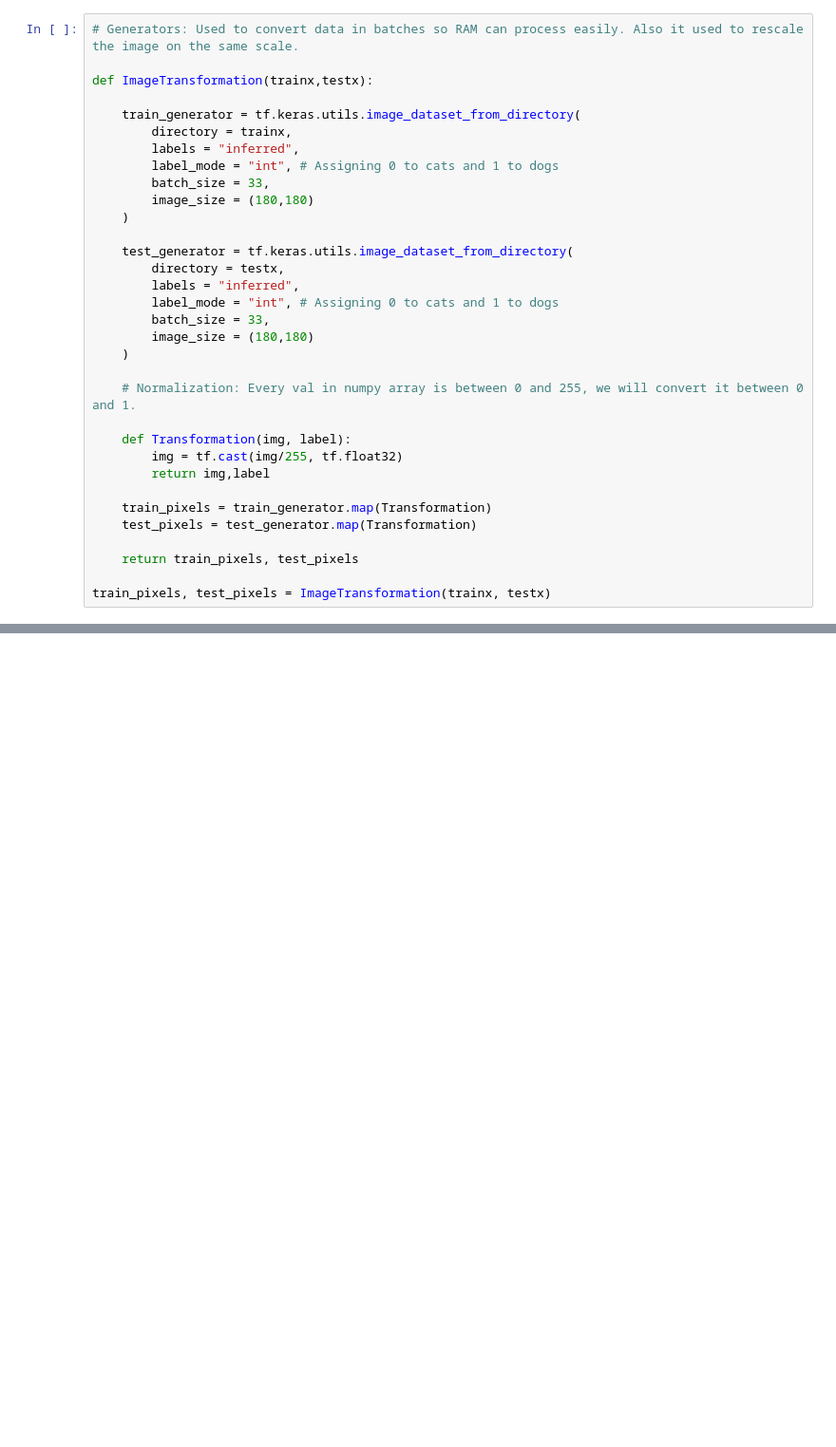
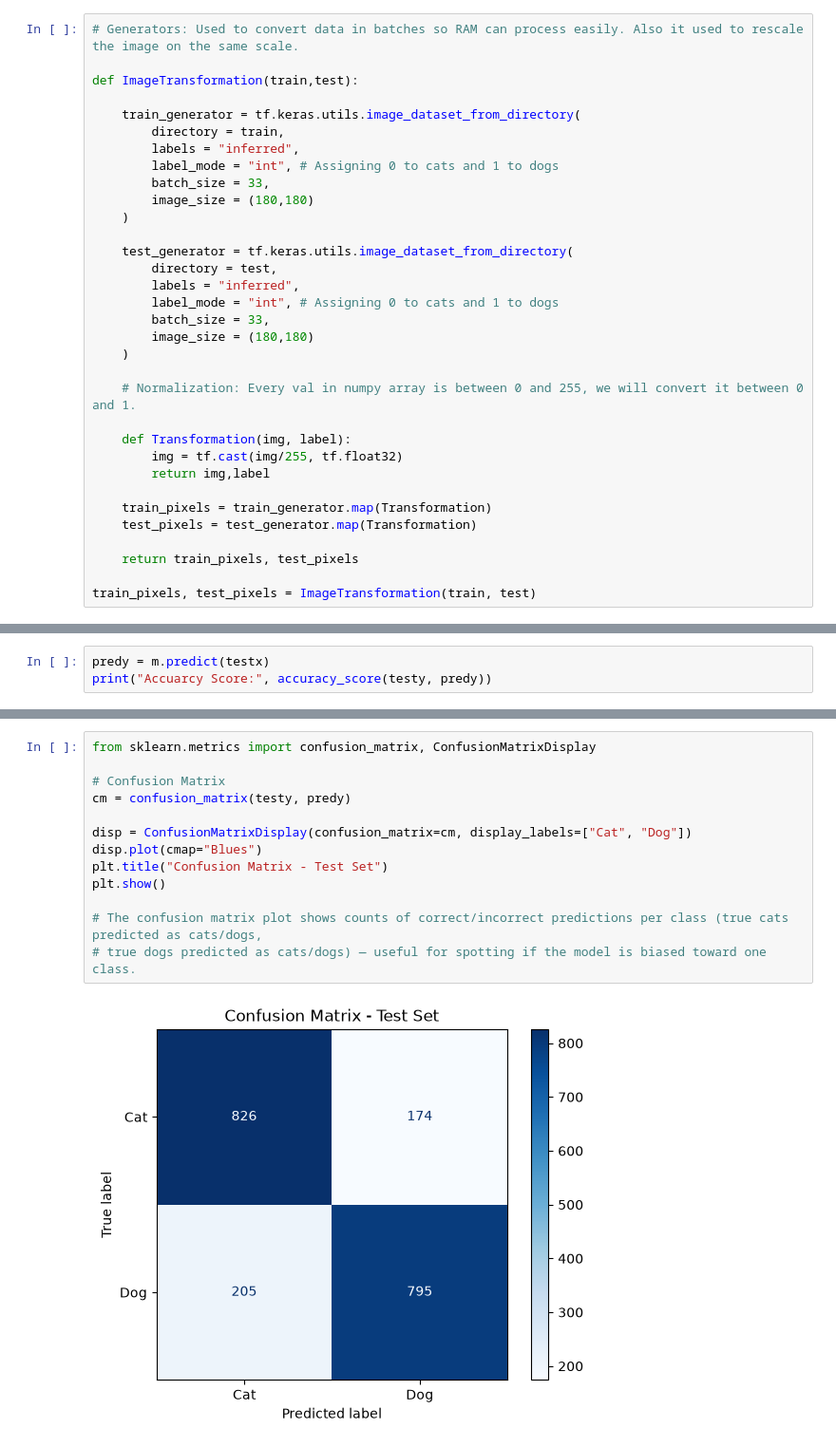
Before and after one commit to SULEMAN-FAROOQI/ML, a Jupyter notebook: Projects/Cats vs Dogs Image Classification.ipynb, the cells around one changed output, grey strips where cells are left out. Shown at 95% size. Cells and saved outputs as stored; diff of their text form; blank space fills up the shorter version.

```diff
--- a/Projects/Cats vs Dogs Image Classification.ipynb
+++ b/Projects/Cats vs Dogs Image Classification.ipynb
@@ -17,10 +14,10 @@ testx = "/content/drive/MyDrive/Datasets/Cats vs Dogs/test"
 # %%
 # Generators: Used to convert data in batches so RAM can process easily. Also it used to rescale the image on the same scale.
 
-def ImageTransformation(trainx,testx):
+def ImageTransformation(train,test):
 
     train_generator = tf.keras.utils.image_dataset_from_directory(
-        directory = trainx,
+        directory = train,
         labels = "inferred",
         label_mode = "int", # Assigning 0 to cats and 1 to dogs
         batch_size = 33,
@@ -28,7 +25,7 @@ def ImageTransformation(trainx,testx):
     )
 
     test_generator = tf.keras.utils.image_dataset_from_directory(
-        directory = testx,
+        directory = test,
         labels = "inferred",
         label_mode = "int", # Assigning 0 to cats and 1 to dogs
         batch_size = 33,
@@ -46,4 +43,4 @@ def ImageTransformation(trainx,testx):
 
     return train_pixels, test_pixels
 
-train_pixels, test_pixels = ImageTransformation(trainx, testx)
+train_pixels, test_pixels = ImageTransformation(train, test)
@@ -79,0 +157,3 @@ m.fit(train_pixels, validation_data=test_pixels, epochs=20)
+# %%
+predy = m.predict(testx)
+print("Accuarcy Score:", accuracy_score(testy, predy))
@@ -89,0 +188,15 @@ plt.show()
+# %%
+from sklearn.metrics import confusion_matrix, ConfusionMatrixDisplay
+
+# Confusion Matrix
+cm = confusion_matrix(testy, predy)
+
+disp = ConfusionMatrixDisplay(confusion_matrix=cm, display_labels=["Cat", "Dog"])
+disp.plot(cmap="Blues")
+plt.title("Confusion Matrix - Test Set")
+plt.show()
+
+# The confusion matrix plot shows counts of correct/incorrect predictions per class (true cats predicted as cats/dogs,
+# true dogs predicted as cats/dogs) — useful for spotting if the model is biased toward one class.
+# %% [output]
+[figure, added]
```
Also changed, not shown: parts of 12 cells of this notebook, 1 other file.
